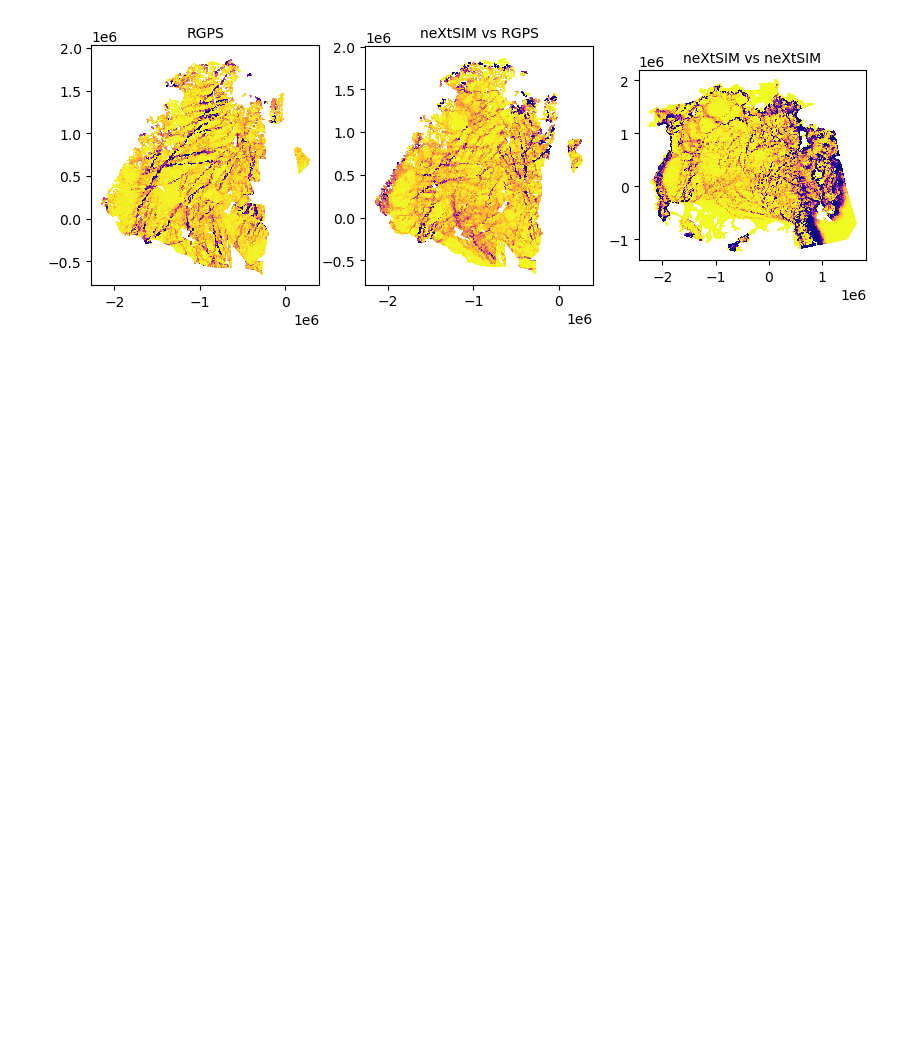
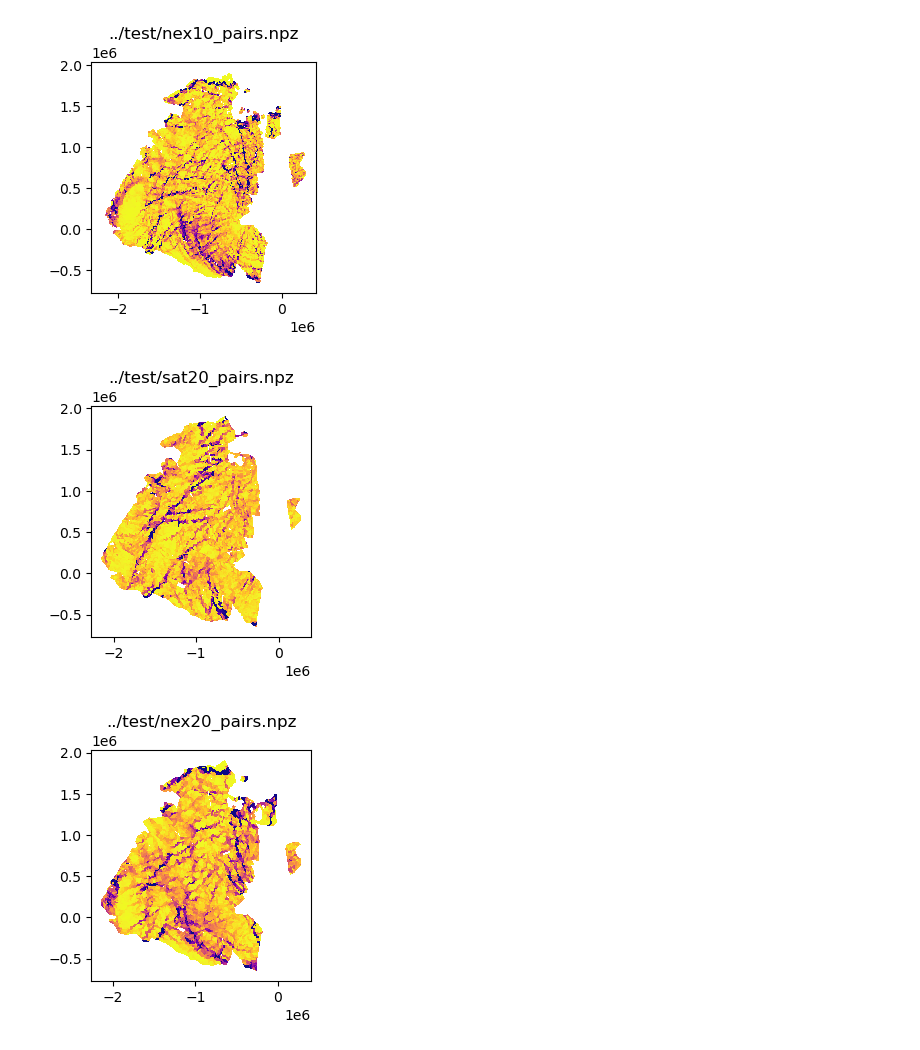
Before and after one commit to nansencenter/ice_deformation_analysis, a Jupyter notebook: tutorials/04_visualise_nextsim_results.ipynb, the cells around one changed output. Saved outputs shown, nothing was run; the diff lists cells and outputs as text; code cells hidden in the pictures; blank space fills up the shorter version.

Commit message:
Fix nextsim collocate and sample and defor scripts and tutorials

```diff
--- a/tutorials/04_visualise_nextsim_results.ipynb
+++ b/tutorials/04_visualise_nextsim_results.ipynb
@@ -3,32 +3,36 @@ from datetime import datetime
 import numpy as np
 import matplotlib.pyplot as plt
 # %%
-pfile_r =  '../test/mat00_sat_pairs.npz'
-pfile_rn = '../test/mat00_nex_pairs.npz'
-pfile_nn = '../test/mat00_nn_pairs.npz'
+out_dir = '../test'
+pairs_files = [
+    f'{out_dir}/nex10_pairs.npz',
+    f'{out_dir}/sat20_pairs.npz',
+    f'{out_dir}/nex20_pairs.npz',
+    f'{out_dir}/nex_nex_pairs.npz',
+]
 
-date_begin = datetime(2007, 1, 1)
-date_end = datetime(2007, 1, 5)
+date_begin = datetime(2007, 1, 3)
+date_end = datetime(2007, 1, 7)
 # %%
-fig, axs = plt.subplots(1, 3, figsize=(10, 5))
-
-for i, pfile in enumerate([pfile_r, pfile_rn, pfile_nn]):
+for pfile in pairs_files:
+    dfile = pfile.replace('_pairs.npz', '_defor.npz')
     with np.load(pfile, allow_pickle=True) as f:
         pairs = f['pairs']
-    dfile = pfile.replace('_pairs.npz', '_defor.npz')
+
     with np.load(dfile, allow_pickle=True) as f:
         defor = f['defor']
 
+    fig, axs = plt.subplots(1, 1, figsize=(3, 3))
     for p, d in zip(pairs, defor):
+        if p is None or d is None:
+            continue
         if date_begin <= p.d0 <= date_end:
-            axs[i].tripcolor(p.x0, p.y0, p.t, d.e2 * 24 * 60 * 60, mask=~p.g, cmap='plasma_r', vmin=0, vmax=0.1)
-    for ax in axs:
-        ax.set_aspect('equal')
+            axs.tripcolor(p.x0, p.y0, p.t, d.e2 * 24 * 60 * 60, mask=~p.g, cmap='plasma_r', vmin=0, vmax=0.1)
 
-axs[0].set_title('RGPS', fontsize=10)
-axs[1].set_title('neXtSIM vs RGPS', fontsize=10)
-axs[2].set_title('neXtSIM vs neXtSIM', fontsize=10)
-
-plt.show()
+    axs.set_aspect('equal')
+    axs.set_title(pfile)
+    plt.show()
 # %% [output]
-[figure, old version]
+[figure, new version]
+[figure, added]
+[figure, added]
```
Also changed, not shown: parts of 1 cell of this notebook, 3 other files.
